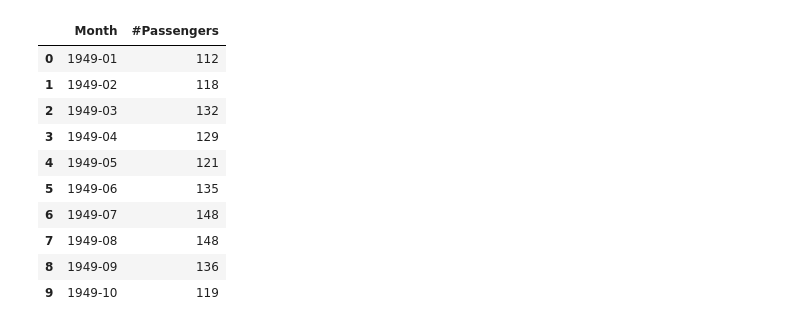
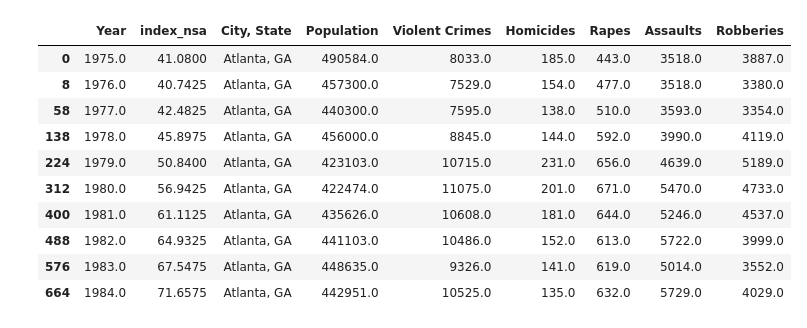
Before and after one commit to ThomasDarrieumerlou/Forecasting-project, a Jupyter notebook: Forcasting.ipynb, the cells around one changed output. Cells and saved outputs as stored; diff of their text form; code cells hidden in the pictures.

```diff
--- a/Forcasting.ipynb
+++ b/Forcasting.ipynb
@@ -13,18 +13,21 @@ import matplotlib.pyplot as plt
 import warnings
 warnings.filterwarnings('ignore')
 # %%
-df = pd.read_csv('AirPassengers.csv')
-df.head(10)
+df = pd.read_csv('merged_dataset.csv')
+atlanta_data = df[df['City, State'] == 'Atlanta, GA']
+
+# Afficher les données liées à Atlanta
+atlanta_data.head(10)
 # %% [output]
-|  | Month | #Passengers |
-| 0 | 1949-01 | 112 |
-| 1 | 1949-02 | 118 |
-| 2 | 1949-03 | 132 |
-| 3 | 1949-04 | 129 |
-| 4 | 1949-05 | 121 |
-| 5 | 1949-06 | 135 |
-| 6 | 1949-07 | 148 |
-| 7 | 1949-08 | 148 |
-| 8 | 1949-09 | 136 |
-| 9 | 1949-10 | 119 |
+|  | Year | index_nsa | City, State | Population | Violent Crimes | Homicides | Rapes | Assaults | Robberies |
+| 0 | 1975.0 | 41.0800 | Atlanta, GA | 490584.0 | 8033.0 | 185.0 | 443.0 | 3518.0 | 3887.0 |
+| 8 | 1976.0 | 40.7425 | Atlanta, GA | 457300.0 | 7529.0 | 154.0 | 477.0 | 3518.0 | 3380.0 |
+| 58 | 1977.0 | 42.4825 | Atlanta, GA | 440300.0 | 7595.0 | 138.0 | 510.0 | 3593.0 | 3354.0 |
+| 138 | 1978.0 | 45.8975 | Atlanta, GA | 456000.0 | 8845.0 | 144.0 | 592.0 | 3990.0 | 4119.0 |
+| 224 | 1979.0 | 50.8400 | Atlanta, GA | 423103.0 | 10715.0 | 231.0 | 656.0 | 4639.0 | 5189.0 |
+| 312 | 1980.0 | 56.9425 | Atlanta, GA | 422474.0 | 11075.0 | 201.0 | 671.0 | 5470.0 | 4733.0 |
+| 400 | 1981.0 | 61.1125 | Atlanta, GA | 435626.0 | 10608.0 | 181.0 | 644.0 | 5246.0 | 4537.0 |
+| 488 | 1982.0 | 64.9325 | Atlanta, GA | 441103.0 | 10486.0 | 152.0 | 613.0 | 5722.0 | 3999.0 |
+| 576 | 1983.0 | 67.5475 | Atlanta, GA | 448635.0 | 9326.0 | 141.0 | 619.0 | 5014.0 | 3552.0 |
+| 664 | 1984.0 | 71.6575 | Atlanta, GA | 442951.0 | 10525.0 | 135.0 | 632.0 | 5729.0 | 4029.0 |
 # %%
```
Also changed, not shown: parts of 2 cells of this notebook.
